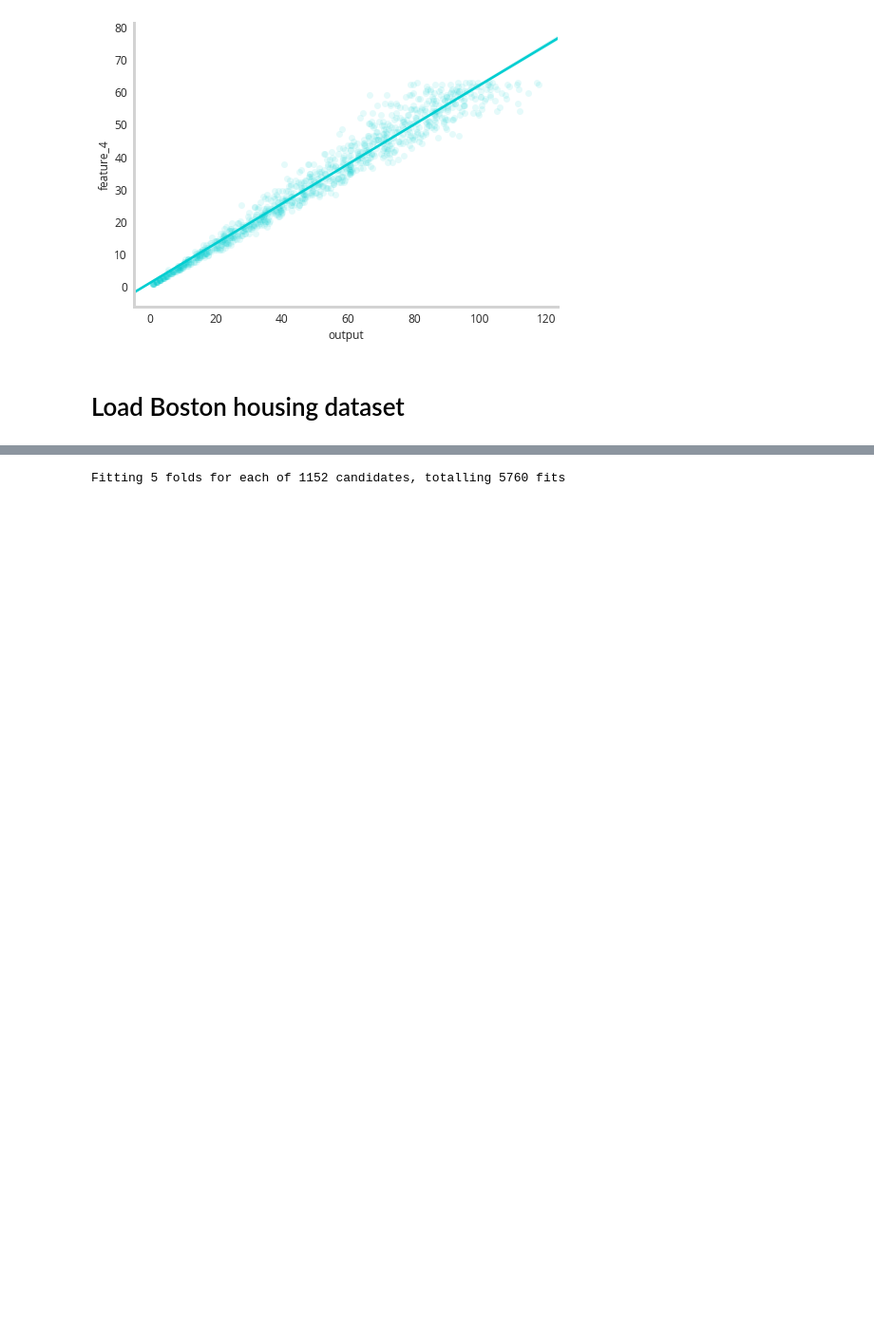
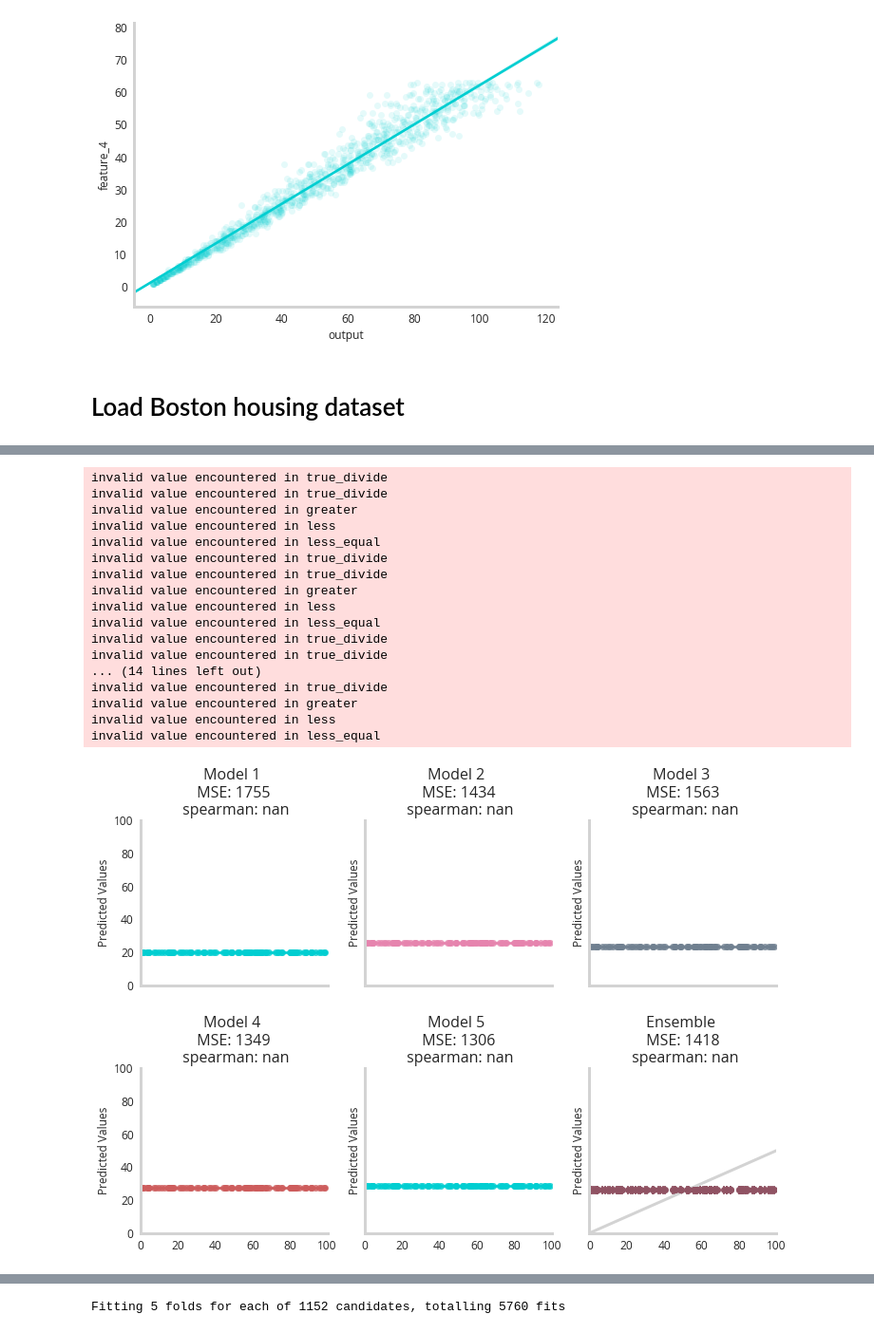
Before and after one commit to NicholasARossi/UQ_methods, a Jupyter notebook: notebooks/Ensemble_methods.ipynb, the cells around one changed output, grey strips where cells are left out. Shown at 95% size. Saved outputs shown, nothing was run; the diff lists cells and outputs as text; code cells hidden in the pictures; blank space fills up the shorter version.

```diff
--- a/notebooks/Ensemble_methods.ipynb
+++ b/notebooks/Ensemble_methods.ipynb
@@ -249,0 +252,30 @@ sns.stripplot(x='price',y='label',data=meta_data,ax=ax[1])
+# %%
+meal_income_dict = meal_income(size=1000)
+x_values = meal_income_dict['X']
+y_values = meal_income_dict['y']
+
+X_dataset, X_holdout, y_dataset, y_holdout = train_test_split(x_values, y_values, test_size=0.1, random_state=88)
+
+LGBM_model = EnsembleModel(X_dataset, y_dataset)
+LGBM_model.train_models(n_splits=100, kernal='LGB',splitting='stratified',one_sample_override=True)
+LGBM_model.predict(X_holdout)
+LGBM_model.visualize_ensemble(X_holdout, destination='figures',title='random_sampling')
+# %% [output]
+invalid value encountered in true_divide
+invalid value encountered in true_divide
+invalid value encountered in greater
+invalid value encountered in less
+invalid value encountered in less_equal
+invalid value encountered in true_divide
+invalid value encountered in true_divide
+invalid value encountered in greater
+invalid value encountered in less
+invalid value encountered in less_equal
+invalid value encountered in true_divide
+invalid value encountered in true_divide
+... (14 lines left out)
+invalid value encountered in true_divide
+invalid value encountered in greater
+invalid value encountered in less
+invalid value encountered in less_equal
+[figure, added]
```
Also changed, not shown: parts of 11 cells of this notebook, 2 other files.
